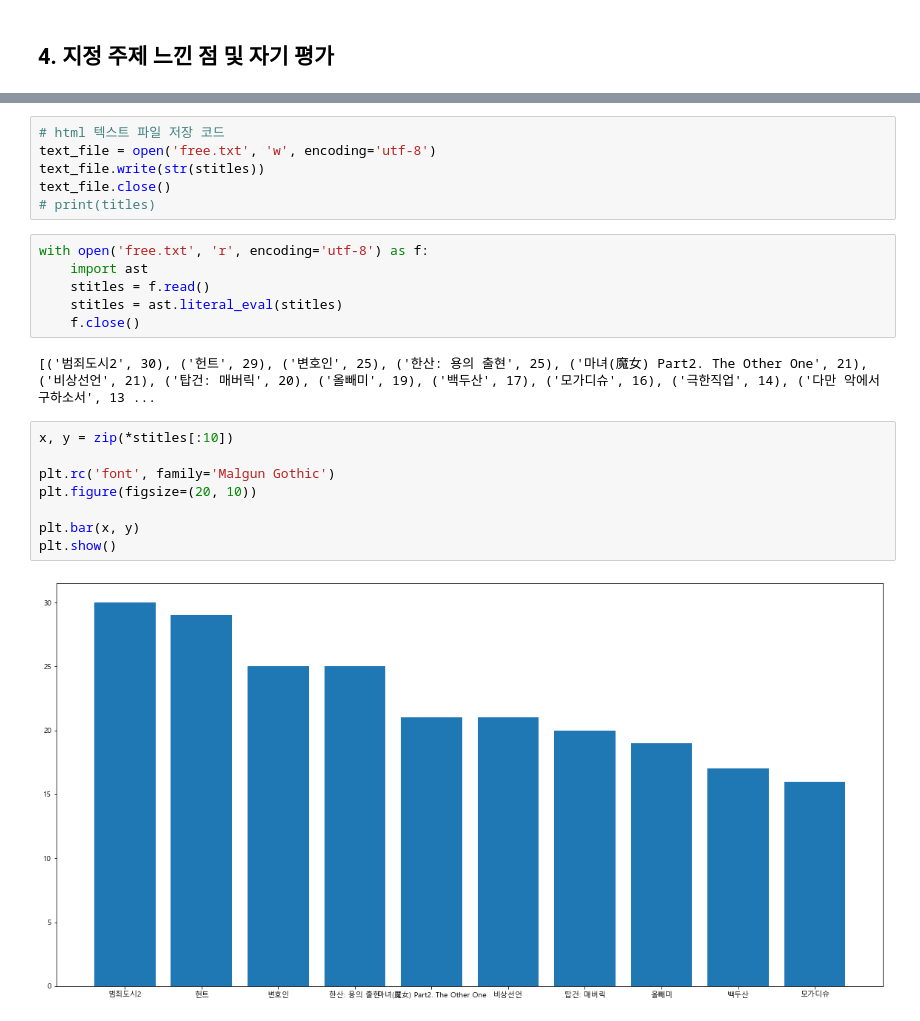
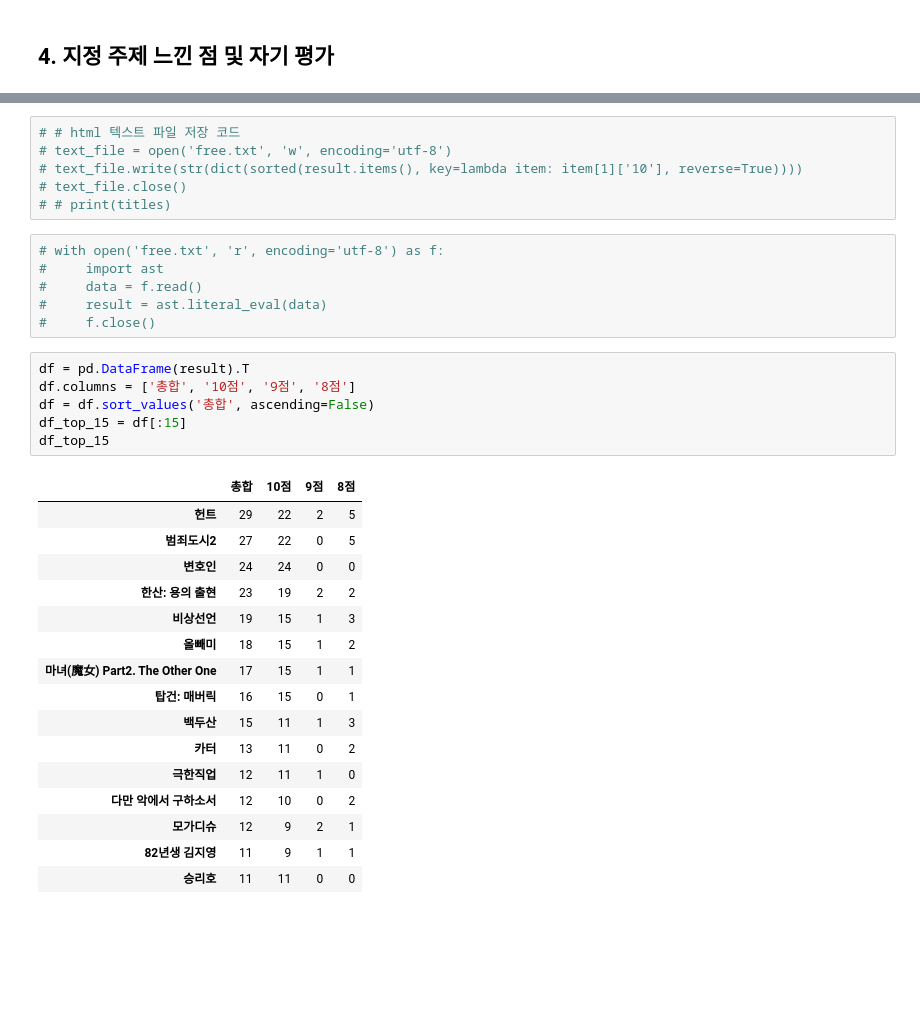
Before and after one commit to Eui9179/AI-DS, a Jupyter notebook: Exercises/final/movie_review_analysis.ipynb, the cells around one changed output, grey strips where cells are left out. Cells and saved outputs as stored; diff of their text form; blank space fills up the shorter version.

```diff
--- a/Exercises/final/movie_review_analysis.ipynb
+++ b/Exercises/final/movie_review_analysis.ipynb
@@ -408,24 +434,35 @@ stitles = [(k, v) for k, v in sorted(dict(title_count).items(), reverse=True, ke
-# %%
-# html 텍스트 파일 저장 코드
-text_file = open('free.txt', 'w', encoding='utf-8')
-text_file.write(str(stitles))
-text_file.close()
-# print(titles)
-# %%
-with open('free.txt', 'r', encoding='utf-8') as f:
-    import ast
-    stitles = f.read()
-    stitles = ast.literal_eval(stitles)
-    f.close()
-# %% [output]
-[('범죄도시2', 30), ('헌트', 29), ('변호인', 25), ('한산: 용의 출현', 25), ('마녀(魔女) Part2. The Other One', 21), ('비상선언', 21), ('탑건: 매버릭', 20), ('올빼미', 19), ('백두산', 17), ('모가디슈', 16), ('극한직업', 14), ('다만 악에서 구하소서', 13 ...
-# %%
-x, y = zip(*stitles[:10])
-
-plt.rc('font', family='Malgun Gothic')
-plt.figure(figsize=(20, 10))
-
-plt.bar(x, y)
-plt.show()
-# %% [output]
-[figure, removed]
+# %%
+# # html 텍스트 파일 저장 코드
+# text_file = open('free.txt', 'w', encoding='utf-8')
+# text_file.write(str(dict(sorted(result.items(), key=lambda item: item[1]['10'], reverse=True))))
+# text_file.close()
+# # print(titles)
+# %%
+# with open('free.txt', 'r', encoding='utf-8') as f:
+#     import ast
+#     data = f.read()
+#     result = ast.literal_eval(data)
+#     f.close()
+# %%
+df = pd.DataFrame(result).T
+df.columns = ['총합', '10점', '9점', '8점']
+df = df.sort_values('총합', ascending=False)
+df_top_15 = df[:15]
+df_top_15
+# %% [output]
+|  | 총합 | 10점 | 9점 | 8점 |
+| 헌트 | 29 | 22 | 2 | 5 |
+| 범죄도시2 | 27 | 22 | 0 | 5 |
+| 변호인 | 24 | 24 | 0 | 0 |
+| 한산: 용의 출현 | 23 | 19 | 2 | 2 |
+| 비상선언 | 19 | 15 | 1 | 3 |
+| 올빼미 | 18 | 15 | 1 | 2 |
+| 마녀(魔女) Part2. The Other One | 17 | 15 | 1 | 1 |
+| 탑건: 매버릭 | 16 | 15 | 0 | 1 |
+| 백두산 | 15 | 11 | 1 | 3 |
+| 카터 | 13 | 11 | 0 | 2 |
+| 극한직업 | 12 | 11 | 1 | 0 |
+| 다만 악에서 구하소서 | 12 | 10 | 0 | 2 |
+| 모가디슈 | 12 | 9 | 2 | 1 |
+| 82년생 김지영 | 11 | 9 | 1 | 1 |
+| 승리호 | 11 | 11 | 0 | 0 |
```
Also changed, not shown: parts of 23 cells of this notebook, 2 other files.
